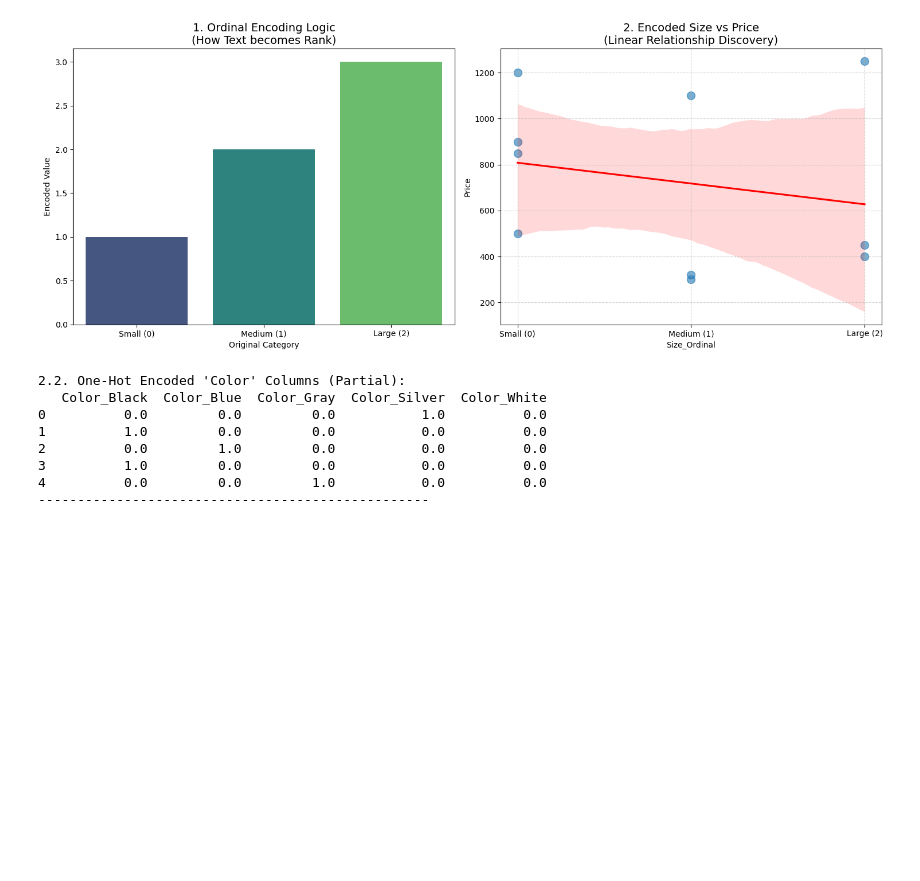
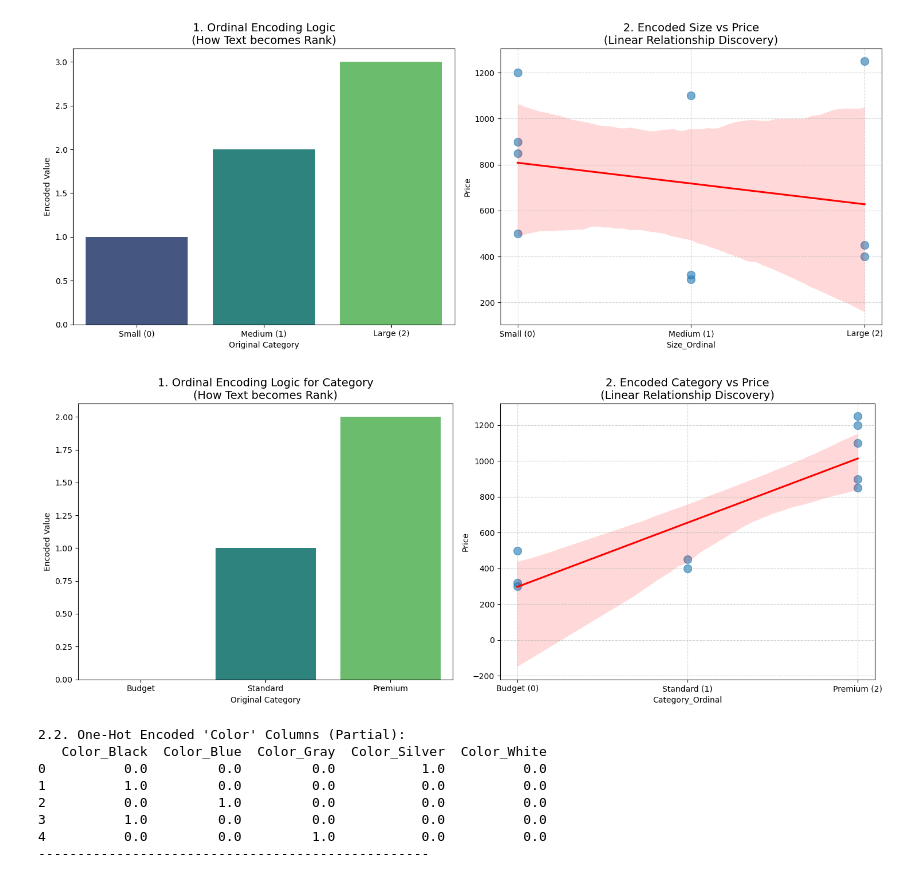
Before and after one commit to VanceChu/CA6003-BEST-PRACTICES-IN-DATA-GOVERNANCE-PREPARATION-ANALYTICS, a Jupyter notebook: Week2/Week2_Data_encoding_methods.ipynb, the cells around one changed output. Cells and saved outputs as stored; diff of their text form; code cells hidden in the pictures; blank space fills up the shorter version.

```diff
--- a/Week2/Week2_Data_encoding_methods.ipynb
+++ b/Week2/Week2_Data_encoding_methods.ipynb
@@ -135,5 +121,42 @@ plt.show()
 # %% [output]
 [figure]
+# %%
+# --- Ordinal Encoding for Category ---
+# 定义顺序：Budget < Standard < Premium
+category_order = ['Budget', 'Standard', 'Premium']
+
+cat_encoder = OrdinalEncoder(categories=[category_order])
+df_encoded['Category_Ordinal'] = cat_encoder.fit_transform(df[['Category']])
+
+# 可视化
+cat_mapping_dict = {cat: i for i, cat in enumerate(category_order)}
+fig, (ax1, ax2) = plt.subplots(1, 2, figsize=(15, 6))
+
+# Plot 1: 编码逻辑
+sb.barplot(x=list(cat_mapping_dict.keys()),
+            y=list(cat_mapping_dict.values()),
+            ax=ax1,
+            hue=list(cat_mapping_dict.keys()),
+            palette="viridis")
+ax1.set_title("1. Ordinal Encoding Logic for Category\n(How Text becomes Rank)", fontsize=14)
+ax1.set_ylabel("Encoded Value")
+ax1.set_xlabel("Original Category")
+
+# Plot 2: 编码后 vs Price
+sb.regplot(x='Category_Ordinal', y='Price', data=df_encoded, ax=ax2,
+            scatter_kws={'s':100, 'alpha':0.6}, line_kws={"color": "red"})
+ax2.set_title("2. Encoded Category vs Price\n(Linear Relationship Discovery)", fontsize=14)
+ax2.set_xticks([0, 1, 2])
+ax2.set_xticklabels(['Budget (0)', 'Standard (1)', 'Premium (2)'])
+ax2.grid(True, linestyle='--', alpha=0.6)
+
+plt.tight_layout()
+plt.show()
+
+# 对 Category 做序数编码是合理的，因为编码后的数值与目标变量（Price）呈现清晰的正向线性关系
+# 说明序数编码成功捕捉了"Budget < Standard < Premium"的业务顺序。
+# %% [output]
+[figure, added]
 # %%
 # One-Hot Encoding (Column: Color)
 
```
Also changed, not shown: parts of 3 cells of this notebook.
